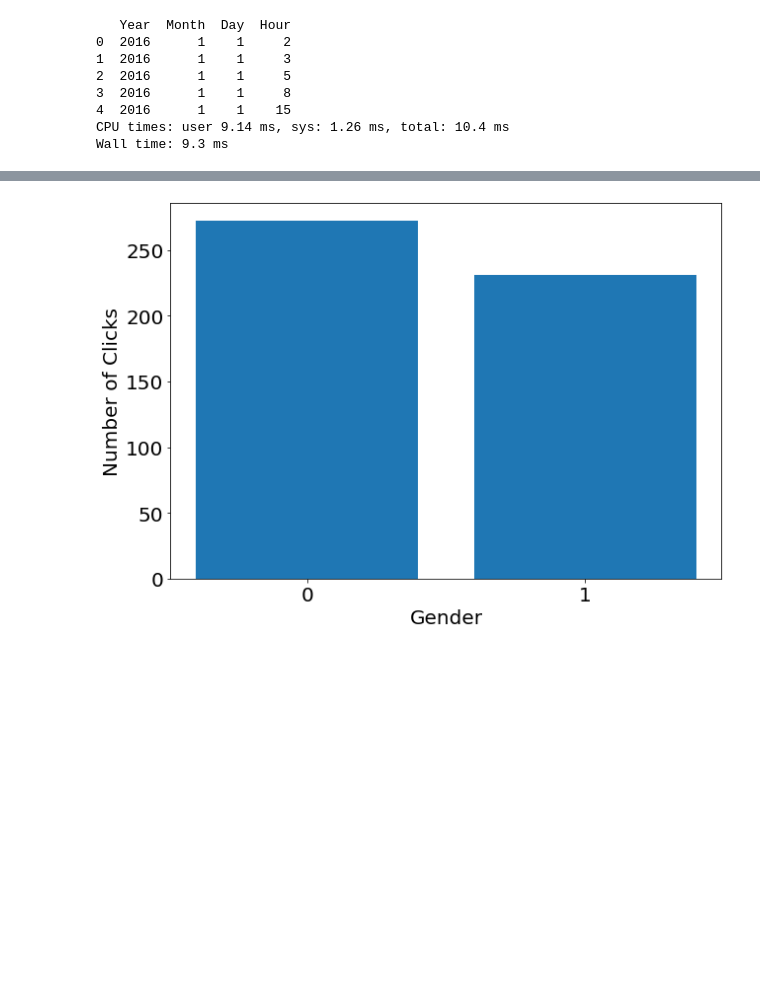
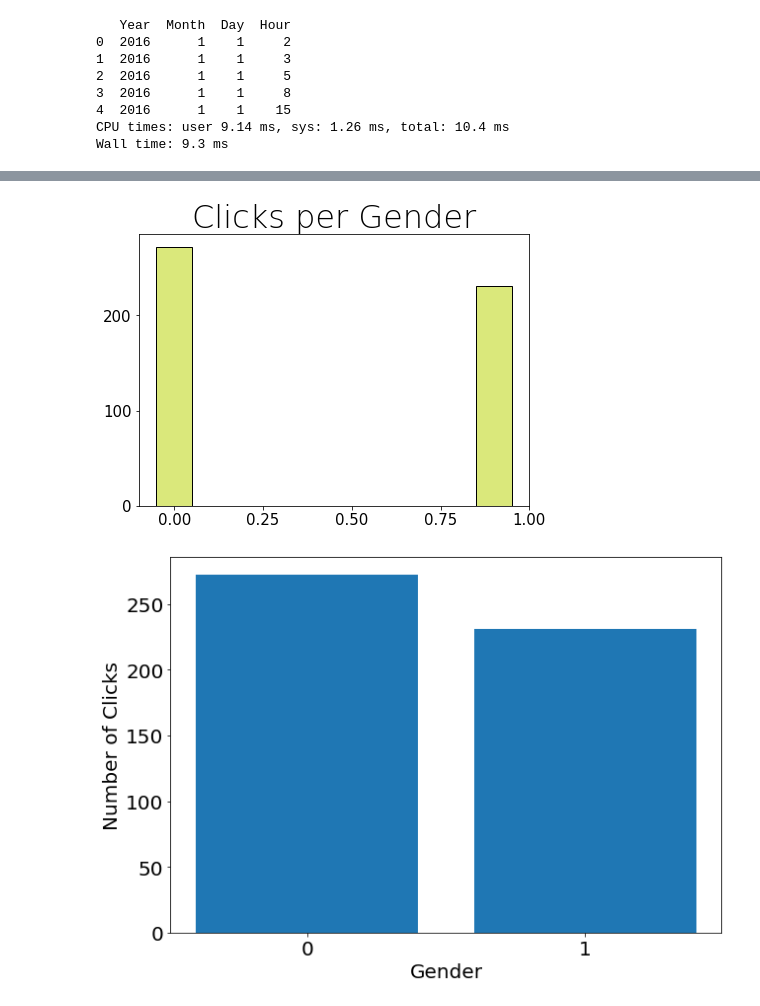
Before and after one commit to MohamedAmineDHIAB/AD_click_prediction_using_SVM-Doc2Vec, a Jupyter notebook: challenge.ipynb, the cells around one changed output, grey strips where cells are left out. Drawn from its saved outputs; the diff is of its cells as text; code cells hidden in the pictures; blank space fills up the shorter version.

```diff
--- a/challenge.ipynb
+++ b/challenge.ipynb
@@ -213,5 +181,17 @@ Wall time: 3.58 µs
 
 **As to conclude, we can only take the day as well as the hour in which the Ad is seen and drop the rest of the time stamp.**
+# %%
+params = {'axes.titlesize':'32',
+          'xtick.labelsize':'24',
+          'ytick.labelsize':'24',
+          'axes.titleweight':'50'}
+
+matplotlib.rcParams.update(params)
+data_hist.hist(column='gender',figsize=(7,5),grid=False,xlabelsize=15,ylabelsize=15,align="left",color='#DAE87B',edgecolor='k')
+plt.title('Clicks per Gender')
+plt.show()
+# %% [output]
+[figure, added]
 # %%
 #getting the clicks per gender dictionnary
 def clicks_per_gender(df:pd.DataFrame):
```
Also changed, not shown: parts of 5 cells of this notebook.
